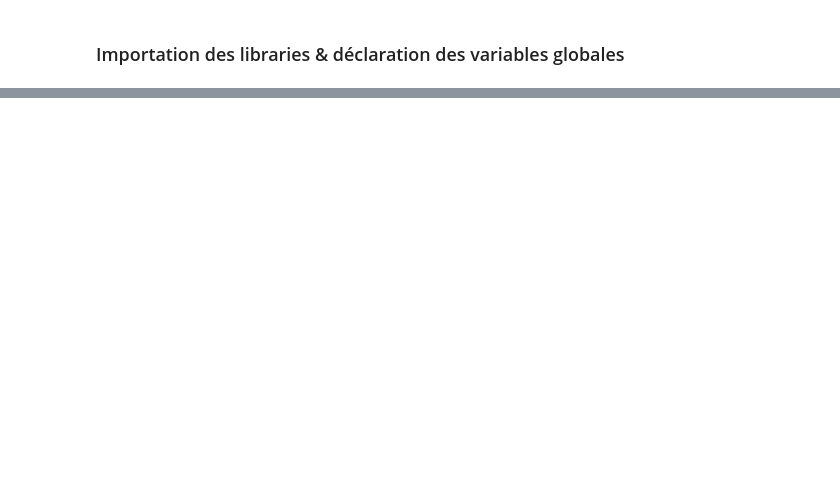
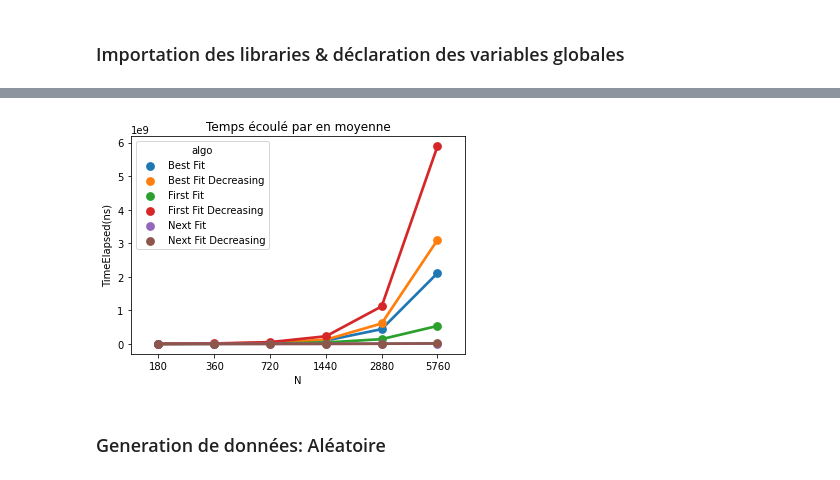
Before and after one commit to shawnvosburg/BinPacking, a Jupyter notebook: analyse/binpacking_analyse.ipynb, the cells around one changed output, grey strips where cells are left out. Cells and saved outputs as stored; diff of their text form; code cells hidden in the pictures; blank space fills up the shorter version.

```diff
--- a/analyse/binpacking_analyse.ipynb
+++ b/analyse/binpacking_analyse.ipynb
@@ -15,0 +11,8 @@ ModuleNotFoundError: No module named 'matplotlib'
+# %%
+import pandas as pd
+import seaborn as sns
+import matplotlib.pyplot as plt
+
+
+# À changer pour une nouvel exécution du program
+RESULTAT_PATH = "../resultats/resultats_save.csv"
@@ -15,0 +21,3 @@ ModuleNotFoundError: No module named 'matplotlib'
+# %%
+df = pd.read_csv(RESULTAT_PATH)
+df.head()
@@ -15,0 +39,3 @@ ModuleNotFoundError: No module named 'matplotlib'
+# %%
+data = df.groupby(['algo','N'])['TimeElapsed(ns)'].mean().reset_index()
+data.head()
@@ -15,0 +49,8 @@ ModuleNotFoundError: No module named 'matplotlib'
+# %%
+ax = sns.pointplot(data=data,x='N',y='TimeElapsed(ns)',hue='algo')
+ax.set_title('Temps écoulé par en moyenne')
+plt.show()
+# %% [output]
+[figure, added]
+# %% [markdown]
+### Generation de données: Aléatoire
```
Also changed, not shown: parts of 20 cells of this notebook, 3 other files.
